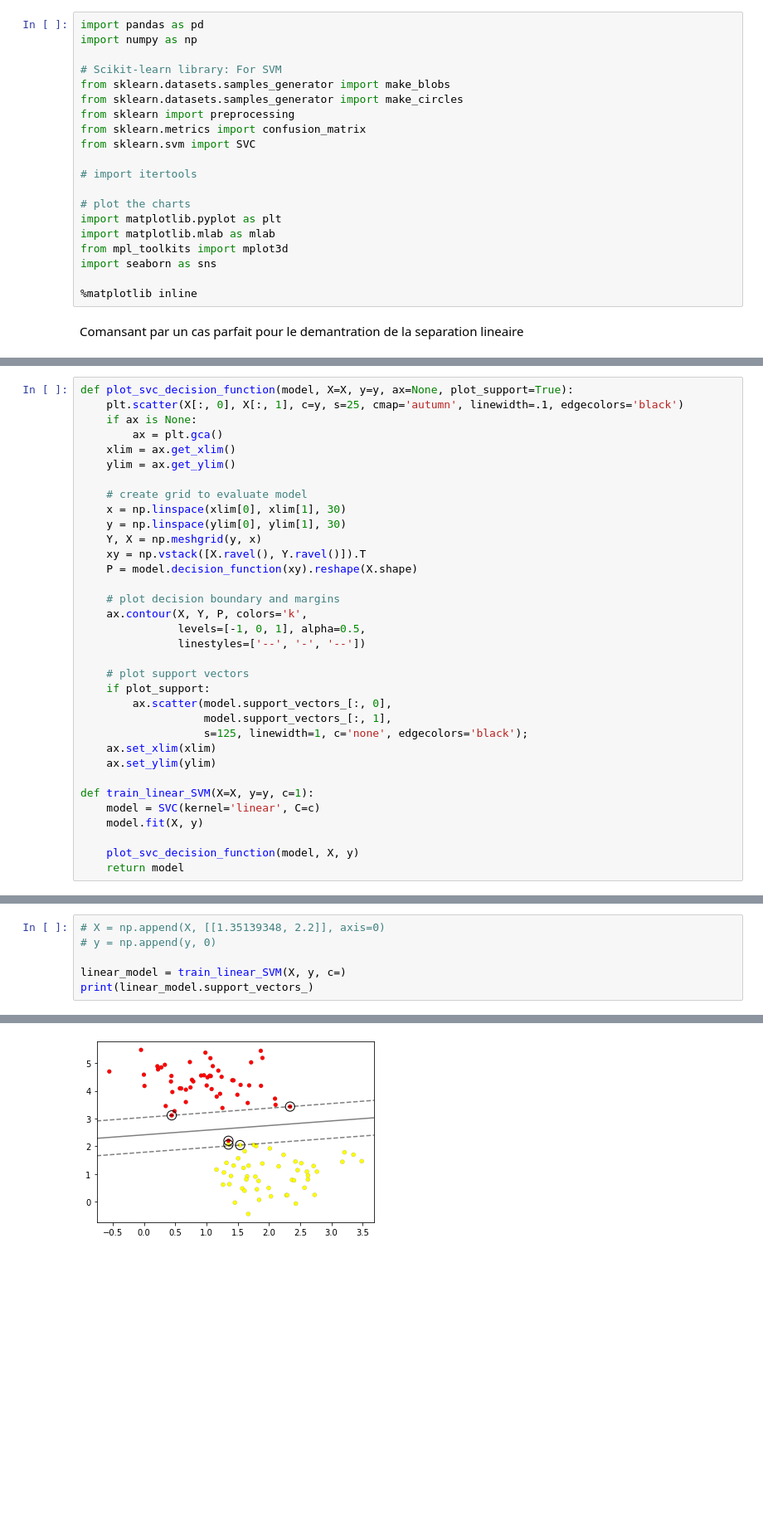
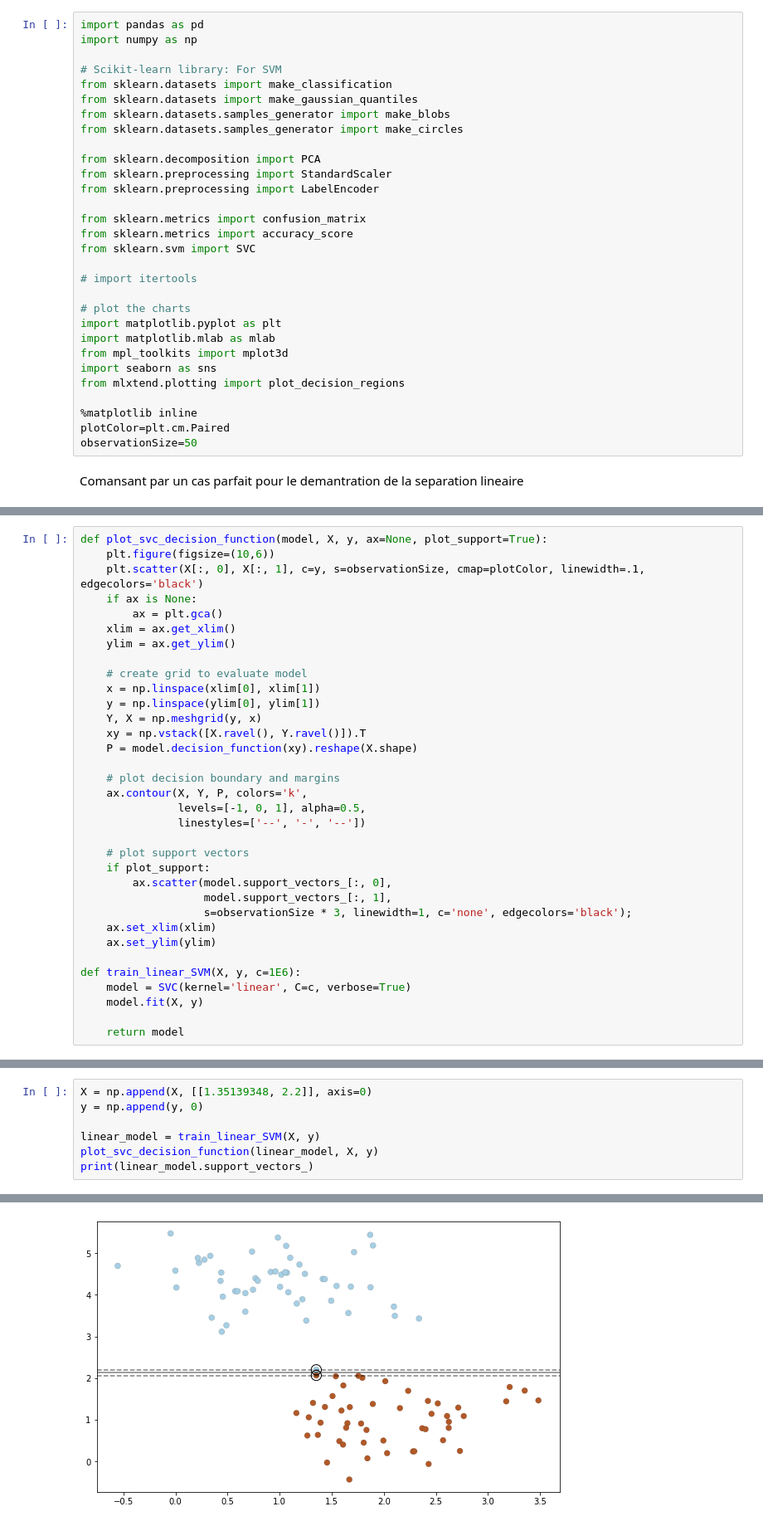
Before and after one commit to 37khalil/SVM-Implementation, a Jupyter notebook: Car_SVM_Classification.ipynb, the cells around one changed output, grey strips where cells are left out. Shown at 83% size. Drawn from its saved outputs; the diff is of its cells as text; blank space fills up the shorter version.

```diff
--- a/Car_SVM_Classification.ipynb
+++ b/Car_SVM_Classification.ipynb
@@ -5,10 +5,17 @@ import pandas as pd
 import numpy as np
 
 # Scikit-learn library: For SVM
+from sklearn.datasets import make_classification
+from sklearn.datasets import make_gaussian_quantiles
 from sklearn.datasets.samples_generator import make_blobs
 from sklearn.datasets.samples_generator import make_circles
-from sklearn import preprocessing
+
+from sklearn.decomposition import PCA
+from sklearn.preprocessing import StandardScaler
+from sklearn.preprocessing import LabelEncoder
+
 from sklearn.metrics import confusion_matrix
+from sklearn.metrics import accuracy_score
 from sklearn.svm import SVC
 
 # import itertools
@@ -18,8 +25,11 @@ import matplotlib.pyplot as plt
 import matplotlib.mlab as mlab
 from mpl_toolkits import mplot3d
 import seaborn as sns
+from mlxtend.plotting import plot_decision_regions
 
 %matplotlib inline
+plotColor=plt.cm.Paired
+observationSize=50
 # %% [markdown]
 Comansant par un cas parfait pour le demantration de la separation lineaire
 # %%
@@ -33,14 +44,15 @@ plt.scatter(X[:, 0], X[:, 1], c=y, s=25, cmap='autumn', linewidth=.1, edgecolors
 # %%
-def plot_svc_decision_function(model, X=X, y=y, ax=None, plot_support=True):
-    plt.scatter(X[:, 0], X[:, 1], c=y, s=25, cmap='autumn', linewidth=.1, edgecolors='black')
+def plot_svc_decision_function(model, X, y, ax=None, plot_support=True):
+    plt.figure(figsize=(10,6))
+    plt.scatter(X[:, 0], X[:, 1], c=y, s=observationSize, cmap=plotColor, linewidth=.1, edgecolors='black')
     if ax is None:
         ax = plt.gca()
     xlim = ax.get_xlim()
     ylim = ax.get_ylim()
 
     # create grid to evaluate model
-    x = np.linspace(xlim[0], xlim[1], 30)
-    y = np.linspace(ylim[0], ylim[1], 30)
+    x = np.linspace(xlim[0], xlim[1])
+    y = np.linspace(ylim[0], ylim[1])
     Y, X = np.meshgrid(y, x)
     xy = np.vstack([X.ravel(), Y.ravel()]).T
     P = model.decision_function(xy).reshape(X.shape)
@@ -54,15 +66,14 @@ def plot_svc_decision_function(model, X=X, y=y, ax=None, plot_support=True):
     if plot_support:
         ax.scatter(model.support_vectors_[:, 0],
                    model.support_vectors_[:, 1],
-                   s=125, linewidth=1, c='none', edgecolors='black');
+                   s=observationSize * 3, linewidth=1, c='none', edgecolors='black');
     ax.set_xlim(xlim)
     ax.set_ylim(ylim)
 
-def train_linear_SVM(X=X, y=y, c=1):
-    model = SVC(kernel='linear', C=c)
+def train_linear_SVM(X, y, c=1E6):
+    model = SVC(kernel='linear', C=c, verbose=True)
     model.fit(X, y)
 
-    plot_svc_decision_function(model, X, y)
     return model
 # %%
 linear_model = train_linear_SVM(X, y)
@@ -75,7 +87,8 @@ print(linear_model.support_vectors_)
 # %%
-# X = np.append(X, [[1.35139348, 2.2]], axis=0)
-# y = np.append(y, 0)
+X = np.append(X, [[1.35139348, 2.2]], axis=0)
+y = np.append(y, 0)
 
-linear_model = train_linear_SVM(X, y, c=)
+linear_model = train_linear_SVM(X, y)
+plot_svc_decision_function(linear_model, X, y)
 print(linear_model.support_vectors_)
 # %% [output]
@@ -87 +97 @@ print(linear_model.support_vectors_)
-[figure, old version]
+[figure, new version]
```
Also changed, not shown: parts of 18 cells of this notebook.
